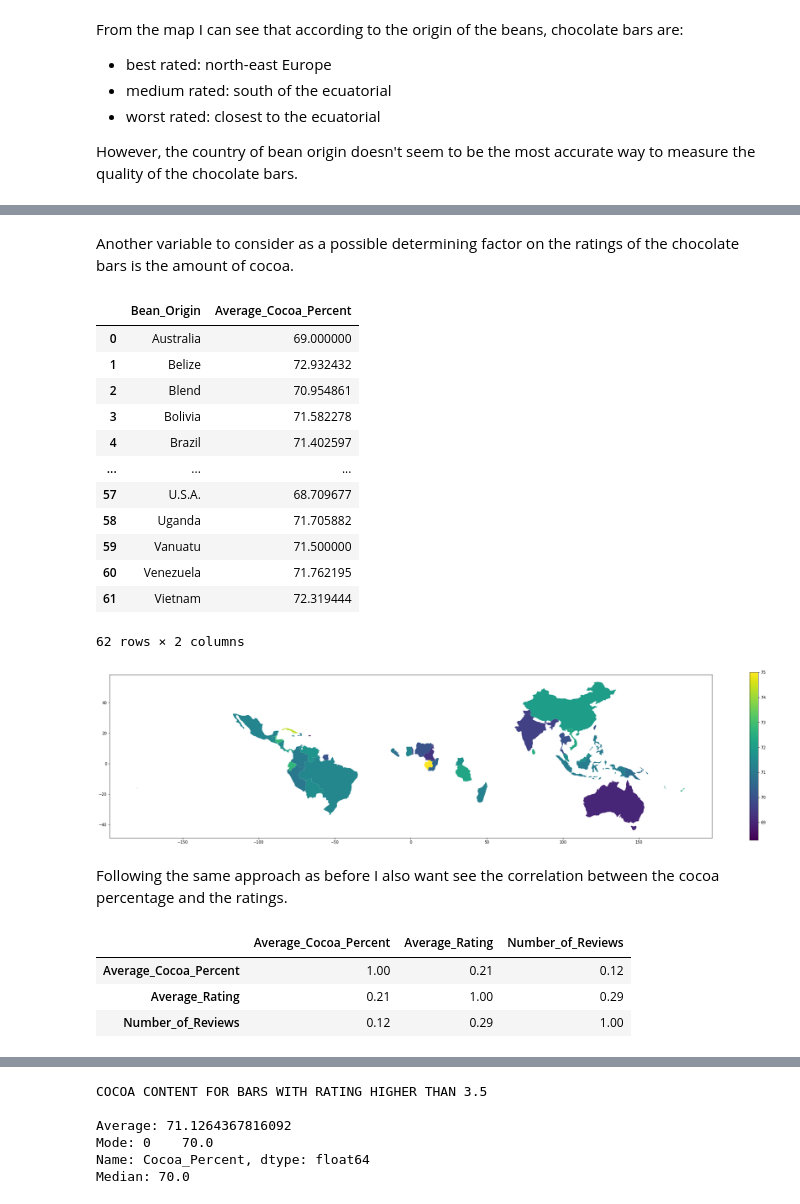
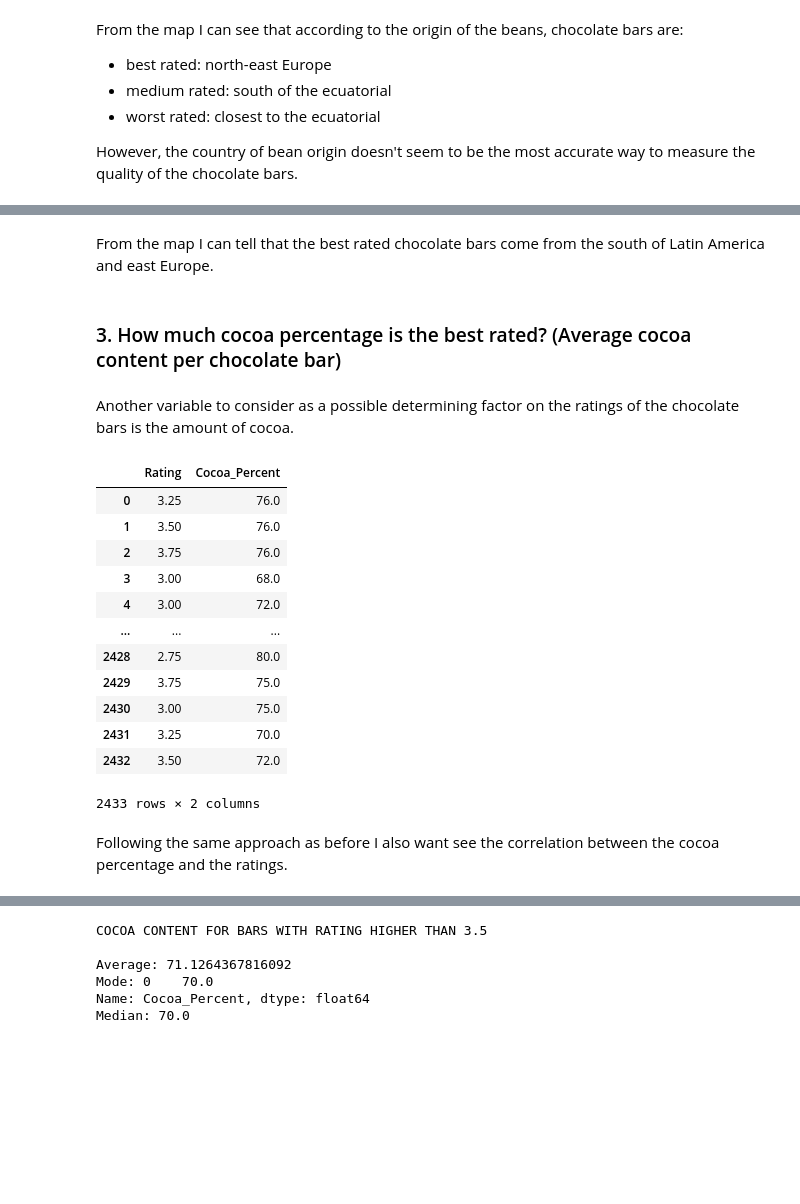
Before and after one commit to Maria-Inigo/Chocolate-Bars, a Jupyter notebook: Notebooks/2-EDA.ipynb, the cells around one changed output, grey strips where cells are left out. Cells and saved outputs as stored; diff of their text form; code cells hidden in the pictures; blank space fills up the shorter version.

```diff
--- a/Notebooks/2-EDA.ipynb
+++ b/Notebooks/2-EDA.ipynb
@@ -173,48 +126,27 @@ For better accuracy on the ratings of the chocolate bars it will be better to ha
+# %% [markdown]
+From the map I can tell that the best rated chocolate bars come from the south of Latin America and east Europe.
+# %% [markdown]
+### 3. How much cocoa percentage is the best rated? (Average cocoa content per chocolate bar)
 # %% [markdown]
 Another variable to consider as a possible determining factor on the ratings of the chocolate bars is the amount of cocoa.
-# %%
-# Get the dataframe with the cocoa percentage and country of origin
-cocoa_origin_df = df[['Bean_Origin', 'Cocoa_Percent']]
-
-# Get the dataframe with the average cocoa percentage per country of origin
-av_cocoa_origin_df = df.groupby('Bean_Origin')[['Cocoa_Percent']].mean().reset_index().rename(columns={'Cocoa_Percent':'Average_Cocoa_Percent'})
-
-av_cocoa_origin_df
-# %% [output]
-|  | Bean_Origin | Average_Cocoa_Percent |
-| 0 | Australia | 69.000000 |
-| 1 | Belize | 72.932432 |
-| 2 | Blend | 70.954861 |
-| 3 | Bolivia | 71.582278 |
-| 4 | Brazil | 71.402597 |
-| ... | ... | ... |
-| 57 | U.S.A. | 68.709677 |
-| 58 | Uganda | 71.705882 |
-| 59 | Vanuatu | 71.500000 |
-| 60 | Venezuela | 71.762195 |
-| 61 | Vietnam | 72.319444 |
-62 rows × 2 columns
-# %%
-# Rename the country column to merge it later
-renamed_av_cocoa_origin_df = av_cocoa_origin_df.rename(columns={'Bean_Origin':'name'})
-
-# Merge the dataframe with the geodata
-map = pd.merge(geodata, renamed_av_cocoa_origin_df, how='inner', on='name')
-
-# Display the choropleth
-cocoa_percent_map = map.plot(column='Average_Cocoa_Percent', legend=True, legend_kwds={'shrink': 0.4}, figsize=(35, 20), missing_kwds={"color": "purple"})
-# %% [output]
-[figure, removed]
+# %%
+# Get the dataframe with the cocoa percentage and the rating
+rating_cocoa_df = df[['Rating', 'Cocoa_Percent']]
+
+rating_cocoa_df
+# %% [output]
+|  | Rating | Cocoa_Percent |
+| 0 | 3.25 | 76.0 |
+| 1 | 3.50 | 76.0 |
+| 2 | 3.75 | 76.0 |
+| 3 | 3.00 | 68.0 |
+| 4 | 3.00 | 72.0 |
+| ... | ... | ... |
+| 2428 | 2.75 | 80.0 |
+| 2429 | 3.75 | 75.0 |
+| 2430 | 3.00 | 75.0 |
+| 2431 | 3.25 | 70.0 |
+| 2432 | 3.50 | 72.0 |
+2433 rows × 2 columns
 # %% [markdown]
 Following the same approach as before I also want see the correlation between the cocoa percentage and the ratings.
-# %%
-# Merge the ratings and the dataframe with the ratings
-av_cocoa_rating_origin_df = pd.merge(av_cocoa_origin_df, av_rating_count_origin_df, how='inner', on='Bean_Origin')
-
-correlation_matrix = av_cocoa_rating_origin_df.corr()
-round(correlation_matrix,2)
-# %% [output]
-|  | Average_Cocoa_Percent | Average_Rating | Number_of_Reviews |
-| Average_Cocoa_Percent | 1.00 | 0.21 | 0.12 |
-| Average_Rating | 0.21 | 1.00 | 0.29 |
-| Number_of_Reviews | 0.12 | 0.29 | 1.00 |
```
Also changed, not shown: parts of 33 cells of this notebook.
